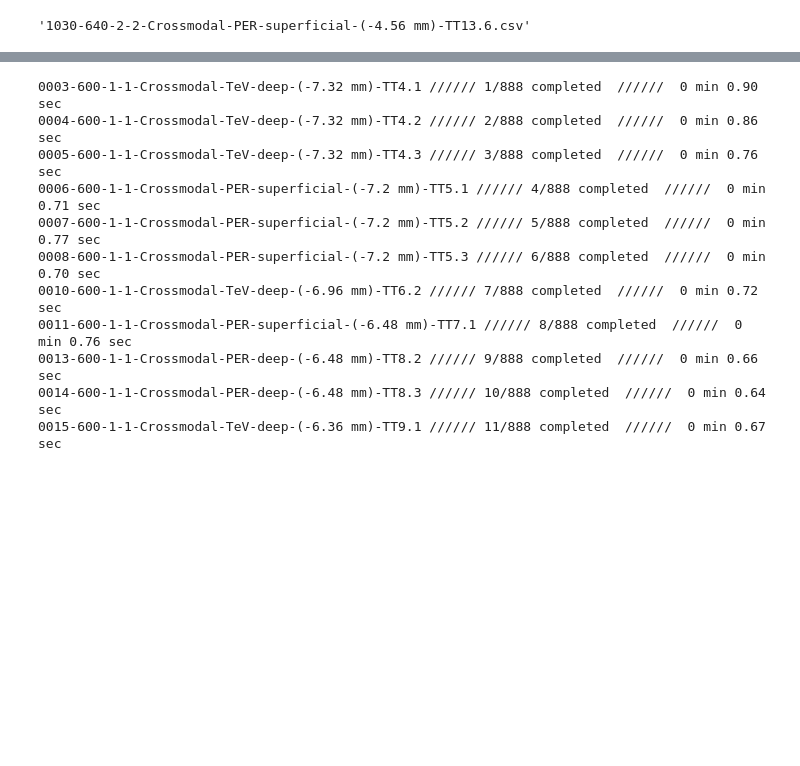
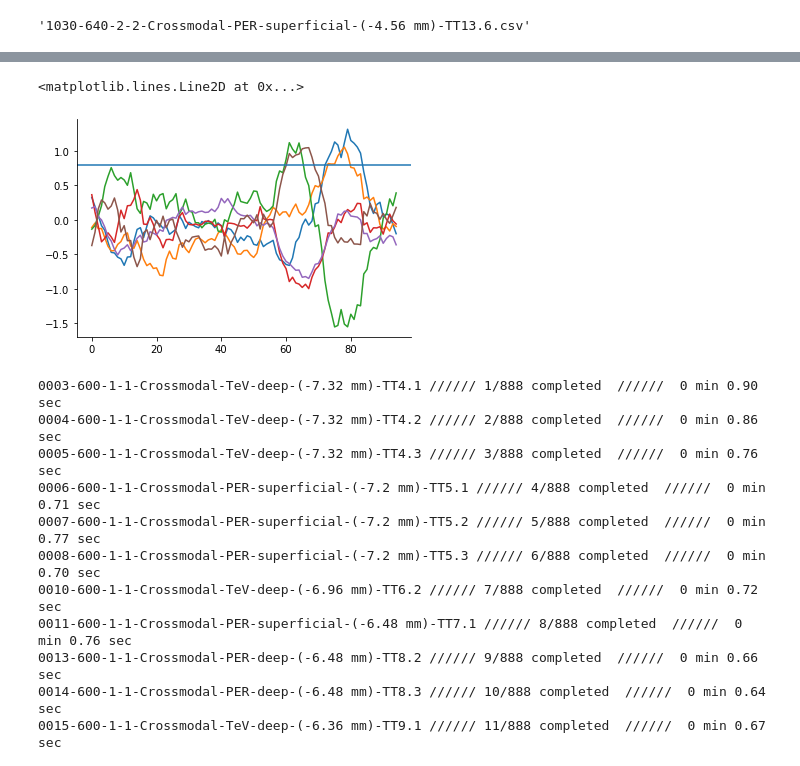
Before and after one commit to heung10/multimodal-object-recognition, a Jupyter notebook: neural/5. Object-selectivity.ipynb, the cells around one changed output, grey strips where cells are left out. Drawn from its saved outputs; the diff is of its cells as text; code cells hidden in the pictures; blank space fills up the shorter version.

```diff
--- a/neural/5. Object-selectivity.ipynb
+++ b/neural/5. Object-selectivity.ipynb
@@ -167,0 +168,6 @@ f[str(cell_id)].keys()
+# %%
+plt.plot(beta_coef)
+plt.axhline(y=0.79)
+# %% [output]
+<matplotlib.lines.Line2D at 0x...>
+[figure, added]
```
Also changed, not shown: parts of 3 cells of this notebook.
